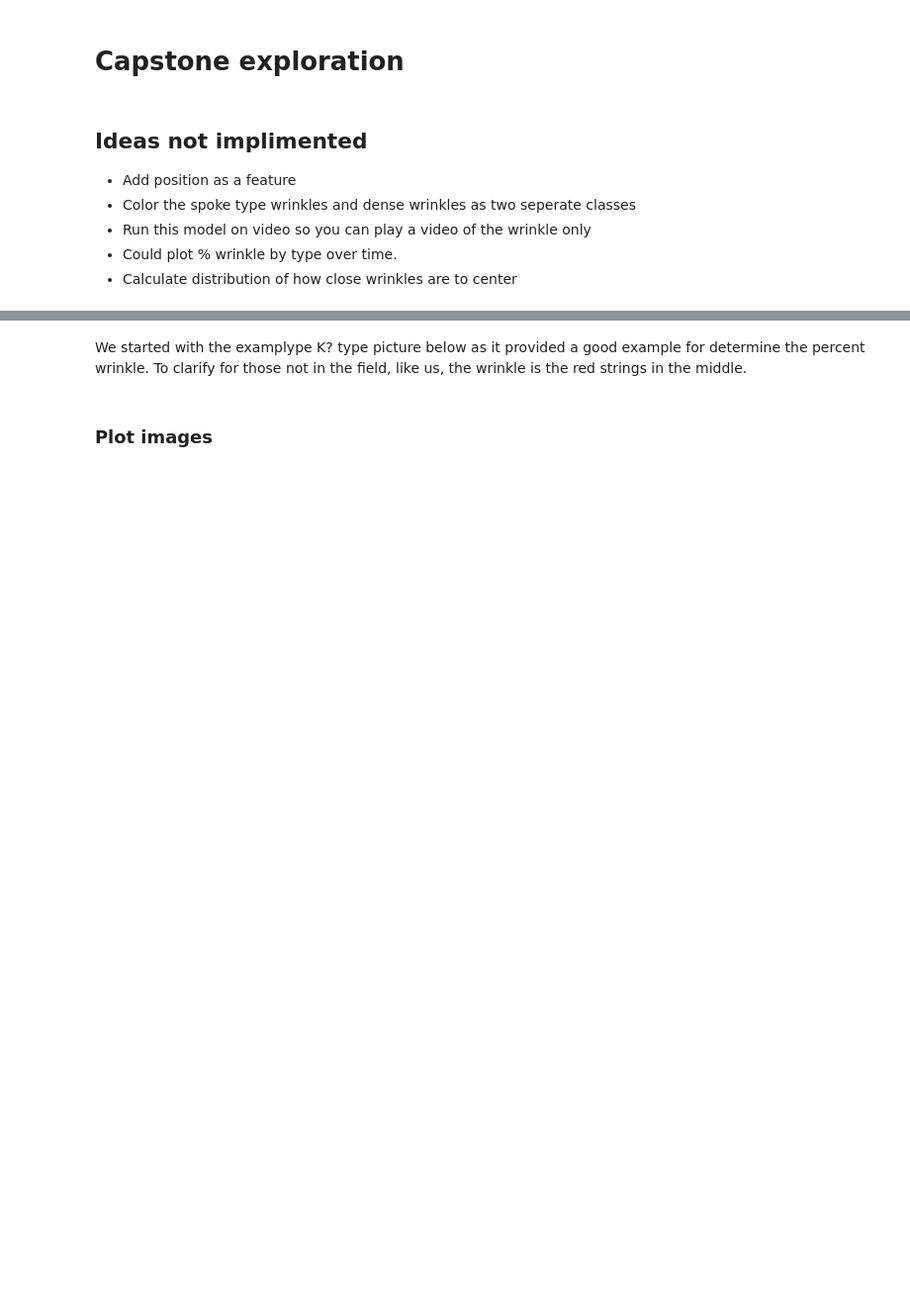
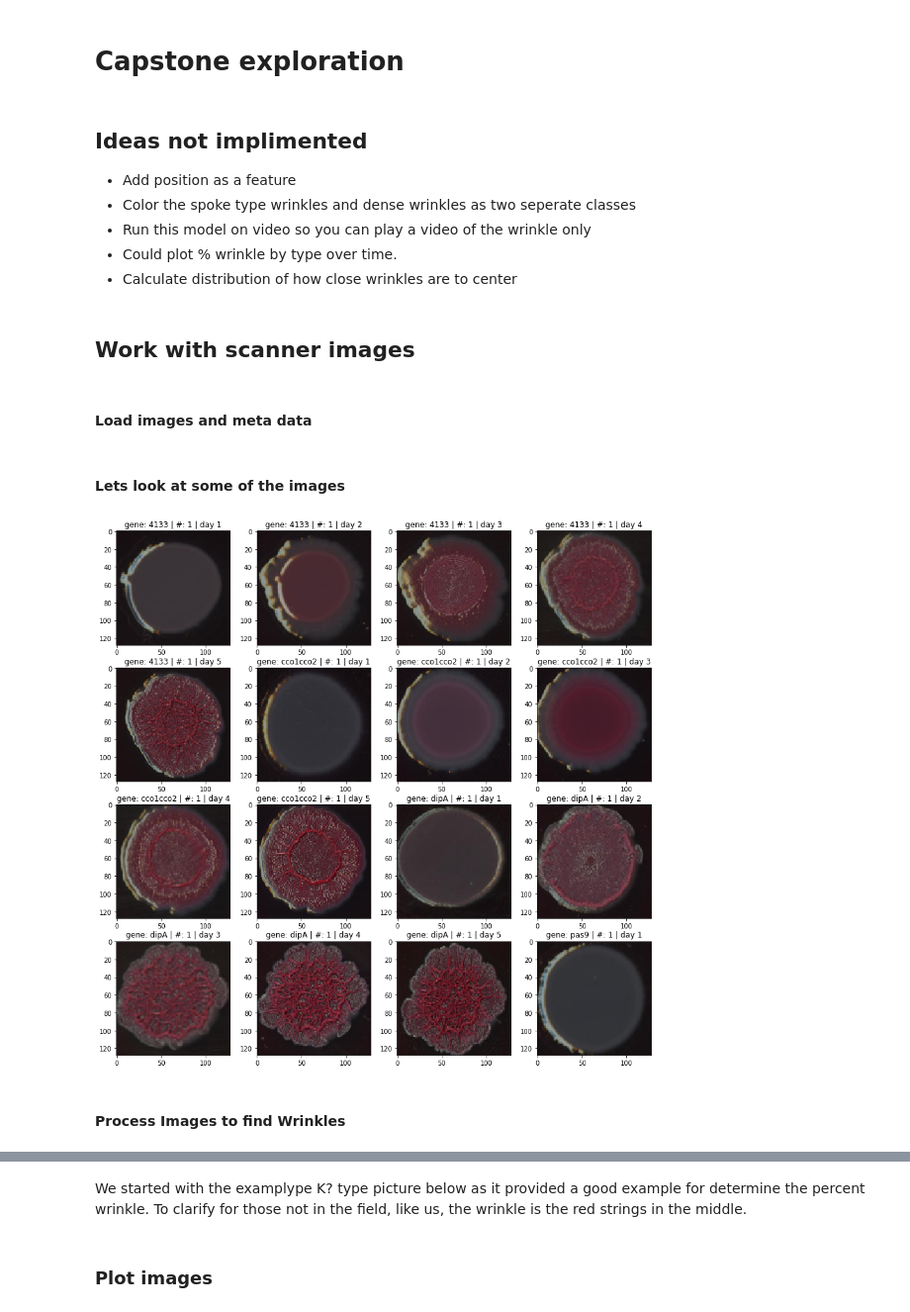
Before and after one commit to msorba/dsi-capstone, a Jupyter notebook: exploration_iw.ipynb, the cells around one changed output, grey strips where cells are left out. Shown at 99% size. Drawn from its saved outputs; the diff is of its cells as text; code cells hidden in the pictures; blank space fills up the shorter version.

Commit message:
Final wrinkle plots.

```diff
--- a/exploration_iw.ipynb
+++ b/exploration_iw.ipynb
@@ -24,3 +24,52 @@ import scipy.misc
 from functions import * # Our functions
 
 init_notebook_mode(connected=True)
+# %% [markdown]
+## Work with scanner images
+# %% [markdown]
+#### Load images and meta data
+# %%
+
+images = []
+names  = []
+for root, dirs, files in os.walk('../final_dataset'):
+    for name in files:
+        mypath = os.path.join(root,name)
+        img    = Image.open(mypath, mode='r')
+        img    = img.resize((128,128))
+        arr    = np.array(img).astype('uint8')
+        images.append(arr)
+        img.close()
+        names.append(name.split('.')[0])
+
+gene=[name.split('_')[0] for name in names]
+days=[int(name.split('_')[1]) for name in names]
+biofilm_number=[name.split('_')[2] for name in names]
+dic={'label':names,'gene':gene,'days':days,'biofilm_number':biofilm_number}
+
+df_all=pd.DataFrame.from_dict(dic)
+# %%
+ # Sort values by unique biofilm
+df_all = df_all.sort_values(by=['biofilm_number', 'gene', 'days'])
+images = [images[i] for i in df_all.index.values.tolist()]
+df_all = df_all.reset_index()
+# %% [markdown]
+#### Lets look at some of the images
+# %%
+fig = plt.figure(figsize=(15,15))
+n   = 4
+
+for i,s in enumerate(images):
+    try:
+        fig.add_subplot(n,n,i+1)
+        plt.imshow(s)
+        title = 'gene: %s | #: %s | day %d' %(df_all['gene'][i], df_all['biofilm_number'][i], df_all['days'][i])
+        plt.title(title)
+    except:
+        pass
+
+plt.show()
+# %% [output]
+[figure, added]
+# %% [markdown]
+#### Process Images to find Wrinkles
```
Also changed, not shown: parts of 11 cells of this notebook.
